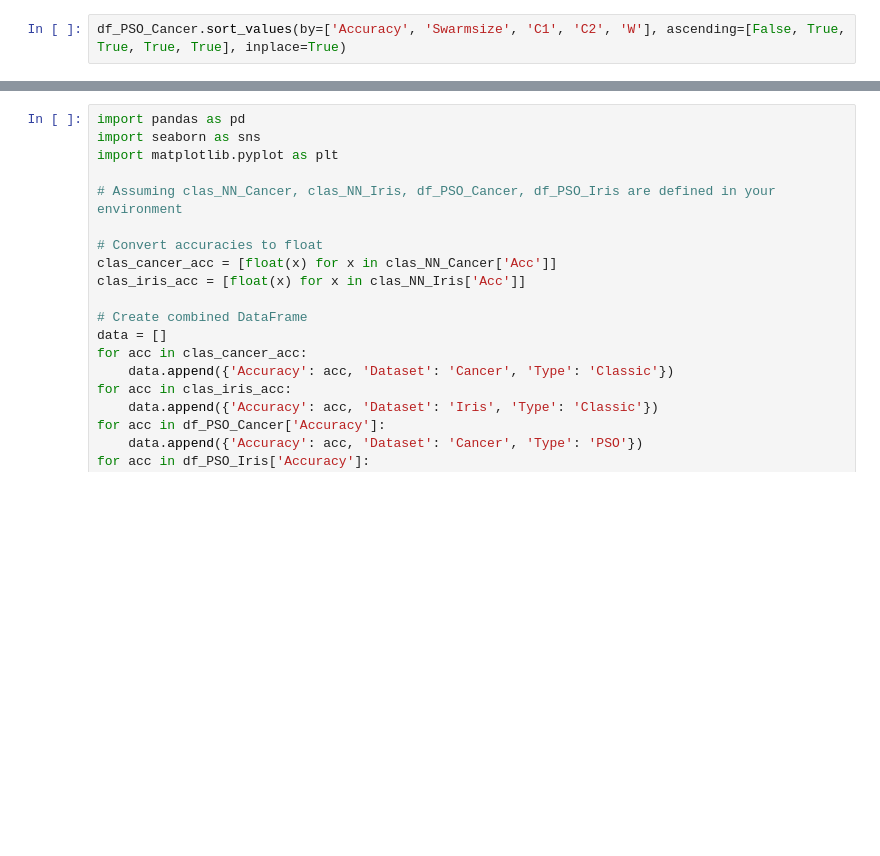
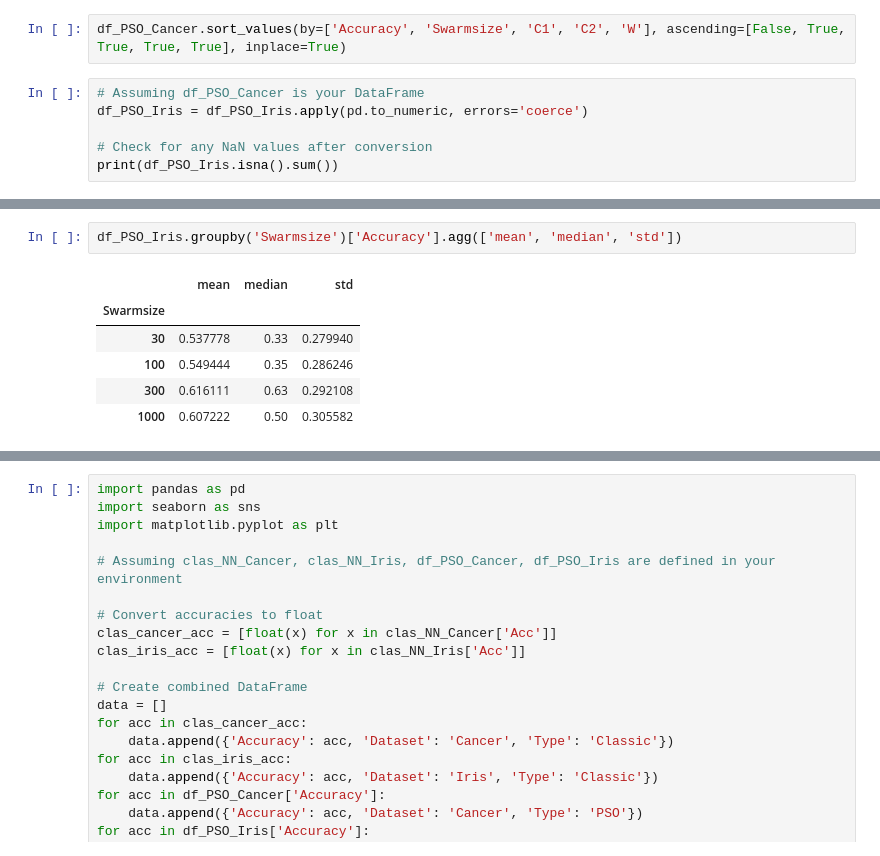
Before and after one commit to GuiOli91/SOS_SI, a Jupyter notebook: 2_part/extract_data.ipynb, the cells around one changed output, grey strips where cells are left out. Cells and saved outputs as stored; diff of their text form; blank space fills up the shorter version.

```diff
--- a/2_part/extract_data.ipynb
+++ b/2_part/extract_data.ipynb
@@ -99,3 +131,9 @@ df_PSO_Iris = pd.DataFrame(matches, columns=['C1', 'C2', 'W', 'Swarmsize', 'Iter
 df_PSO_Iris.sort_values(by=['Accuracy', 'Swarmsize', 'C1', 'C2', 'W'], ascending=[False, True, True, True, True], inplace=True)
 # %%
 df_PSO_Cancer.sort_values(by=['Accuracy', 'Swarmsize', 'C1', 'C2', 'W'], ascending=[False, True, True, True, True], inplace=True)
+# %%
+# Assuming df_PSO_Cancer is your DataFrame
+df_PSO_Iris = df_PSO_Iris.apply(pd.to_numeric, errors='coerce')
+
+# Check for any NaN values after conversion
+print(df_PSO_Iris.isna().sum())
@@ -101,0 +149,9 @@ df_PSO_Cancer.sort_values(by=['Accuracy', 'Swarmsize', 'C1', 'C2', 'W'], ascendi
+# %%
+df_PSO_Iris.groupby('Swarmsize')['Accuracy'].agg(['mean', 'median', 'std'])
+# %% [output]
+|  | mean | median | std |
+| Swarmsize |  |  |  |
+| 30 | 0.537778 | 0.33 | 0.279940 |
+| 100 | 0.549444 | 0.35 | 0.286246 |
+| 300 | 0.616111 | 0.63 | 0.292108 |
+| 1000 | 0.607222 | 0.50 | 0.305582 |
```
Also changed, not shown: parts of 10 cells of this notebook, 1 other file.
